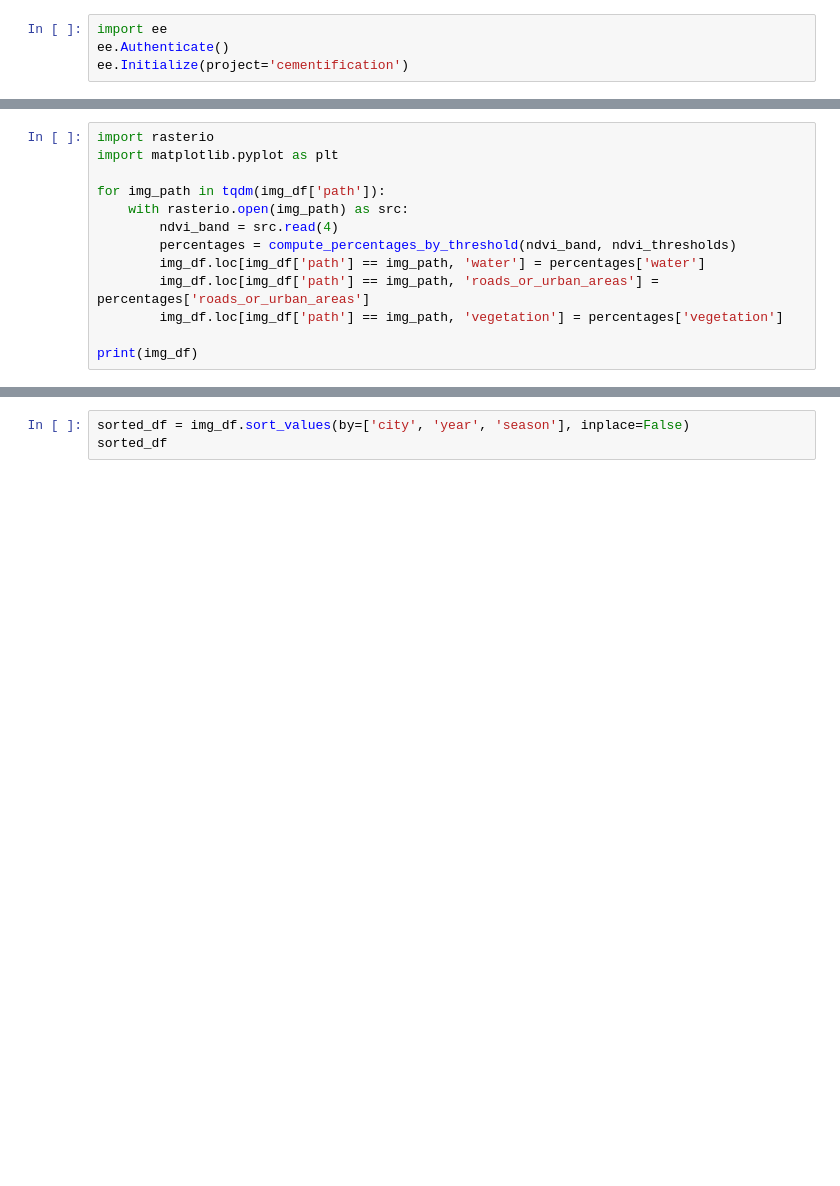
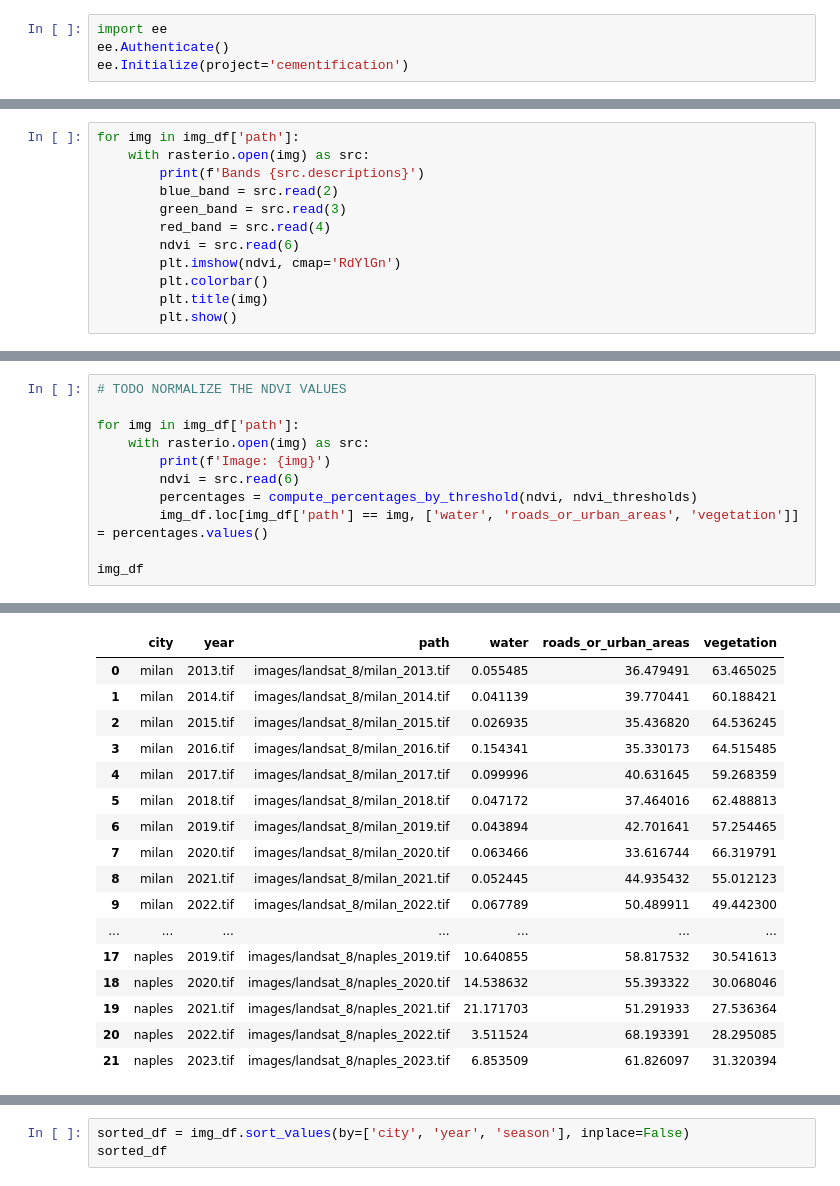
Before and after one commit to andypalmi/unimib, a Jupyter notebook: Environment/exam/main.ipynb, the cells around one changed output, grey strips where cells are left out. Saved outputs shown, nothing was run; the diff lists cells and outputs as text; blank space fills up the shorter version.

```diff
--- a/Environment/exam/main.ipynb
+++ b/Environment/exam/main.ipynb
@@ -251,3 +270,15 @@ img_df
+# %%
+for img in img_df['path']:
+    with rasterio.open(img) as src:
+        print(f'Bands {src.descriptions}')
+        blue_band = src.read(2)
+        green_band = src.read(3)
+        red_band = src.read(4)
+        ndvi = src.read(6)
+        plt.imshow(ndvi, cmap='RdYlGn')
+        plt.colorbar()
+        plt.title(img)
+        plt.show()
 # %%
 # Define the NDVI thresholds
 ndvi_thresholds = {
@@ -328,13 +306,12 @@ with rasterio.open(test_img) as src:
 # %%
-import rasterio
-import matplotlib.pyplot as plt
+# TODO NORMALIZE THE NDVI VALUES
 
-for img_path in tqdm(img_df['path']):
-    with rasterio.open(img_path) as src:
-        ndvi_band = src.read(4)
-        percentages = compute_percentages_by_threshold(ndvi_band, ndvi_thresholds)
-        img_df.loc[img_df['path'] == img_path, 'water'] = percentages['water']
-        img_df.loc[img_df['path'] == img_path, 'roads_or_urban_areas'] = percentages['roads_or_urban_areas']
-        img_df.loc[img_df['path'] == img_path, 'vegetation'] = percentages['vegetation']
+for img in img_df['path']:
+    with rasterio.open(img) as src:
+        print(f'Image: {img}')
+        ndvi = src.read(6)
+        percentages = compute_percentages_by_threshold(ndvi, ndvi_thresholds)
+        img_df.loc[img_df['path'] == img, ['water', 'roads_or_urban_areas', 'vegetation']] = percentages.values()
 
-print(img_df)
+img_df
+# %% [output]
@@ -340,0 +335,17 @@ print(img_df)
+|  | city | year | path | water | roads_or_urban_areas | vegetation |
+| 0 | milan | 2013.tif | images/landsat_8/milan_2013.tif | 0.055485 | 36.479491 | 63.465025 |
+| 1 | milan | 2014.tif | images/landsat_8/milan_2014.tif | 0.041139 | 39.770441 | 60.188421 |
+| 2 | milan | 2015.tif | images/landsat_8/milan_2015.tif | 0.026935 | 35.436820 | 64.536245 |
+| 3 | milan | 2016.tif | images/landsat_8/milan_2016.tif | 0.154341 | 35.330173 | 64.515485 |
+| 4 | milan | 2017.tif | images/landsat_8/milan_2017.tif | 0.099996 | 40.631645 | 59.268359 |
+| 5 | milan | 2018.tif | images/landsat_8/milan_2018.tif | 0.047172 | 37.464016 | 62.488813 |
+| 6 | milan | 2019.tif | images/landsat_8/milan_2019.tif | 0.043894 | 42.701641 | 57.254465 |
+| 7 | milan | 2020.tif | images/landsat_8/milan_2020.tif | 0.063466 | 33.616744 | 66.319791 |
+| 8 | milan | 2021.tif | images/landsat_8/milan_2021.tif | 0.052445 | 44.935432 | 55.012123 |
+| 9 | milan | 2022.tif | images/landsat_8/milan_2022.tif | 0.067789 | 50.489911 | 49.442300 |
+| ... | ... | ... | ... | ... | ... | ... |
+| 17 | naples | 2019.tif | images/landsat_8/naples_2019.tif | 10.640855 | 58.817532 | 30.541613 |
+| 18 | naples | 2020.tif | images/landsat_8/naples_2020.tif | 14.538632 | 55.393322 | 30.068046 |
+| 19 | naples | 2021.tif | images/landsat_8/naples_2021.tif | 21.171703 | 51.291933 | 27.536364 |
+| 20 | naples | 2022.tif | images/landsat_8/naples_2022.tif | 3.511524 | 68.193391 | 28.295085 |
+| 21 | naples | 2023.tif | images/landsat_8/naples_2023.tif | 6.853509 | 61.826097 | 31.320394 |
```
Also changed, not shown: parts of 20 cells of this notebook.
